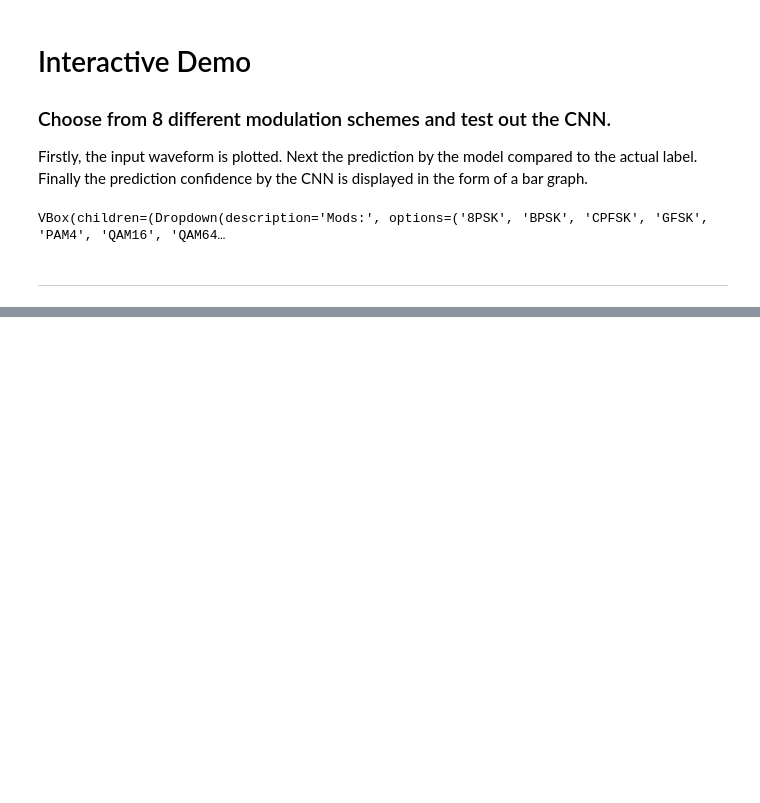
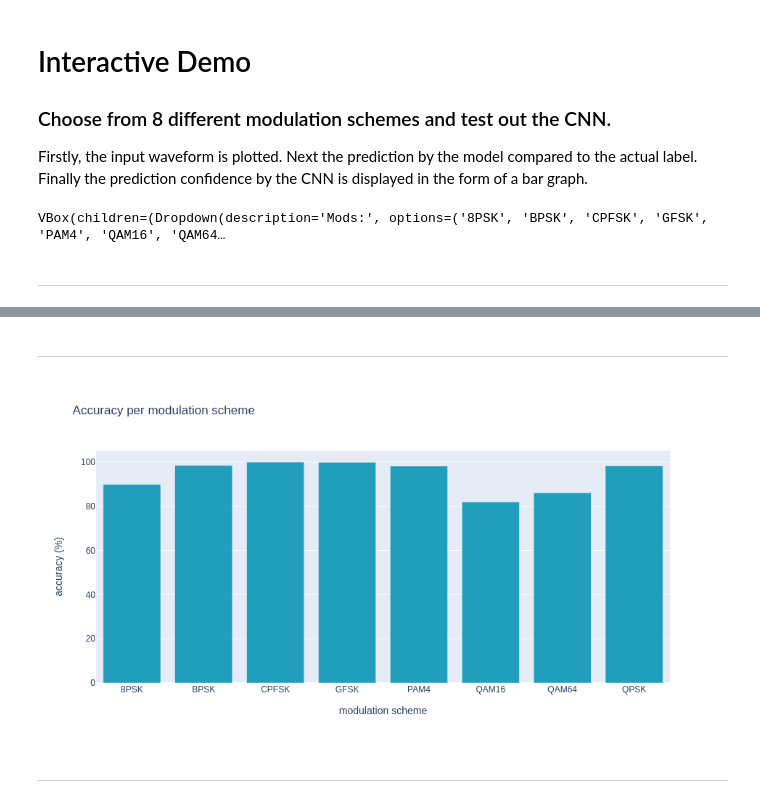
Before and after one commit to axdy/rfsoc_modulation_classification, a Jupyter notebook: notebooks/voila_modulation_classification.ipynb, the cells around one changed output, grey strips where cells are left out. Saved outputs shown, nothing was run; the diff lists cells and outputs as text; code cells hidden in the pictures; blank space fills up the shorter version.

```diff
--- a/notebooks/voila_modulation_classification.ipynb
+++ b/notebooks/voila_modulation_classification.ipynb
@@ -87,0 +95,3 @@ VBox(children=(Dropdown(description='Mods:', options=('8PSK', 'BPSK', 'CPFSK', '
+# %%
+test_y = to_onehot(list(map(lambda x: X['classes'].index(X['label'][x][0]), np.arange(len(X['label'])))))
+test_x = X['data_interleaved']
@@ -87,0 +146,9 @@ VBox(children=(Dropdown(description='Mods:', options=('8PSK', 'BPSK', 'CPFSK', '
+# %% [markdown]
+----
+# %%
+bar = go.Figure()
+bar.add_trace(go.Bar(x=X['classes'], y=100*np.diag(confnorm), marker={'color' : '#219ebc'}))
+bar.update_layout(width=800, height=500, title='Accuracy per modulation scheme', xaxis_title='modulation scheme', yaxis_title='accuracy (%)')
+bar.show()
+# %% [output]
+[figure, added]
@@ -87,0 +158,2 @@ VBox(children=(Dropdown(description='Mods:', options=('8PSK', 'BPSK', 'CPFSK', '
+# %% [markdown]
+----
```
Also changed, not shown: parts of 16 cells of this notebook, 3 other files.
